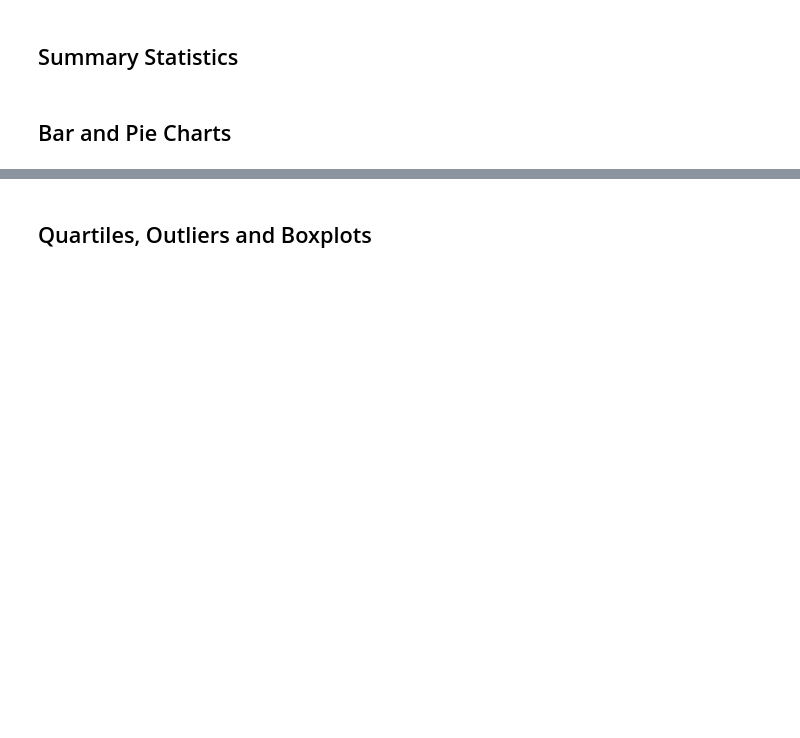
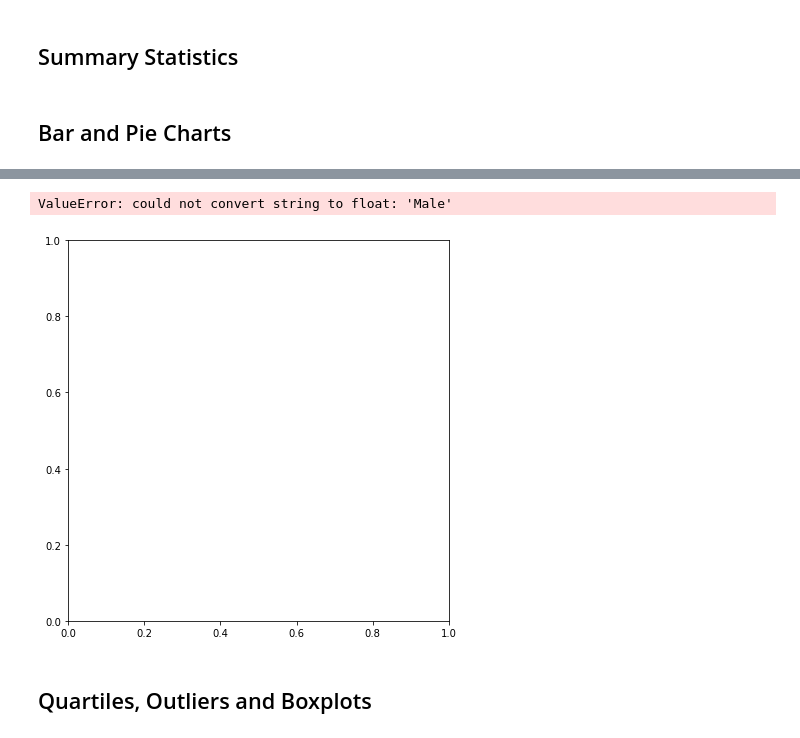
Before and after one commit to Yanwho/Matplotlib-Homework, a Jupyter notebook: Pymaceuticals/pymaceuticals_starter.ipynb, the cells around one changed output, grey strips where cells are left out. Saved outputs shown, nothing was run; the diff lists cells and outputs as text; code cells hidden in the pictures; blank space fills up the shorter version.

```diff
--- a/Pymaceuticals/pymaceuticals_starter.ipynb
+++ b/Pymaceuticals/pymaceuticals_starter.ipynb
@@ -79,3 +150,18 @@ mouse_count_total
+# %%
+# Generate a pie plot showing the distribution of female versus male mice using pyplot
+treatment_name = (clean_df["Sex"].unique())
+treatment_count =
+clean_df.groupby("Sex")["Mouse ID"].nunique()
+mouse_per_treatment=[]
+for treatment in treatment_name:
+    temp=clean_df.loc[clean_df["Sex"]==treatment]
+    mouse_per_treatment.append(len(np.unique(temp["Mouse ID"])))
+length_mouse_per_treatment = len(mouse_per_treatment)
+fig = plt.figure(figsize =(10, 7))
+plt.pie([clean_df["Sex"]], labels = mouse_per_treatment)
+# %% [output]
+ValueError: could not convert string to float: 'Male'
+[figure, added]
 # %% [markdown]
 ## Quartiles, Outliers and Boxplots
 # %%
```
Also changed, not shown: parts of 11 cells of this notebook.
